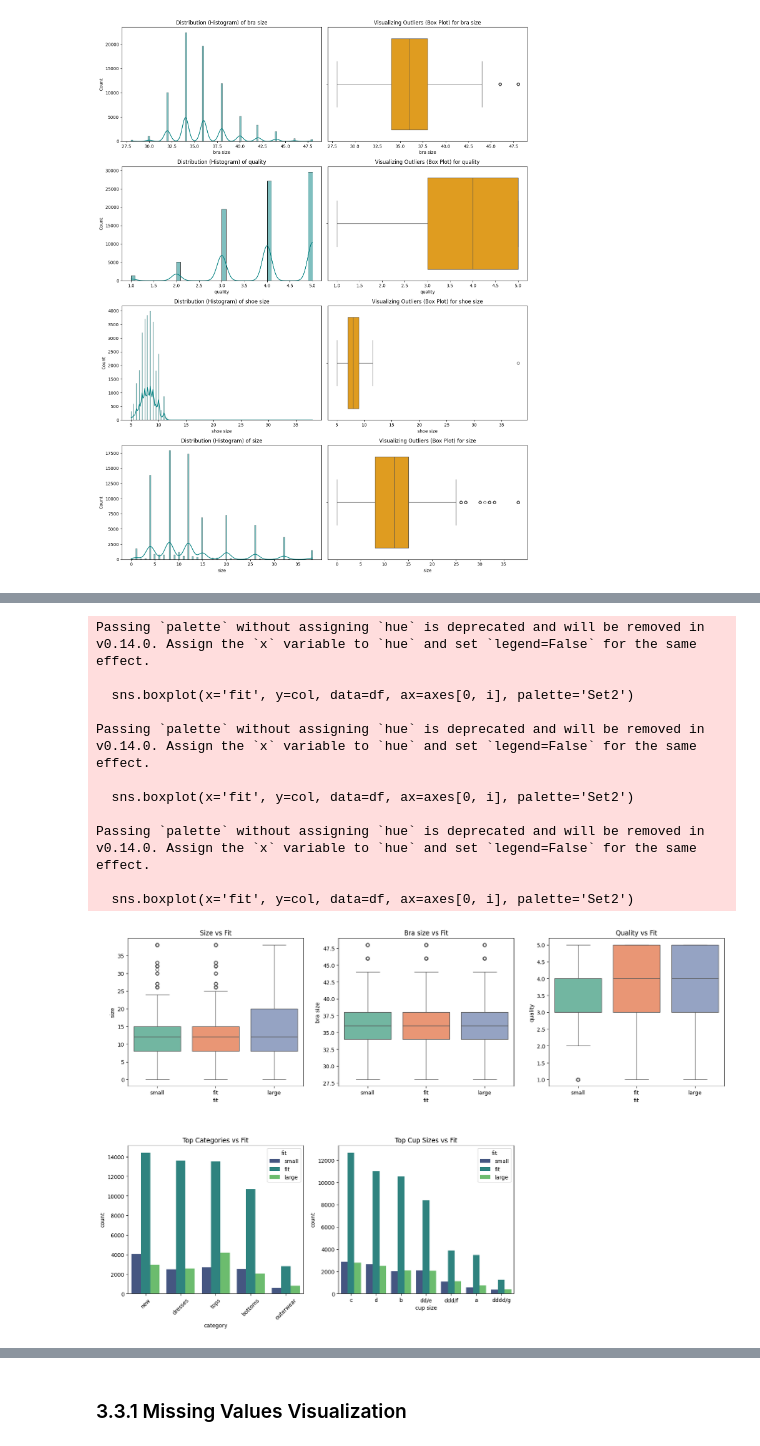
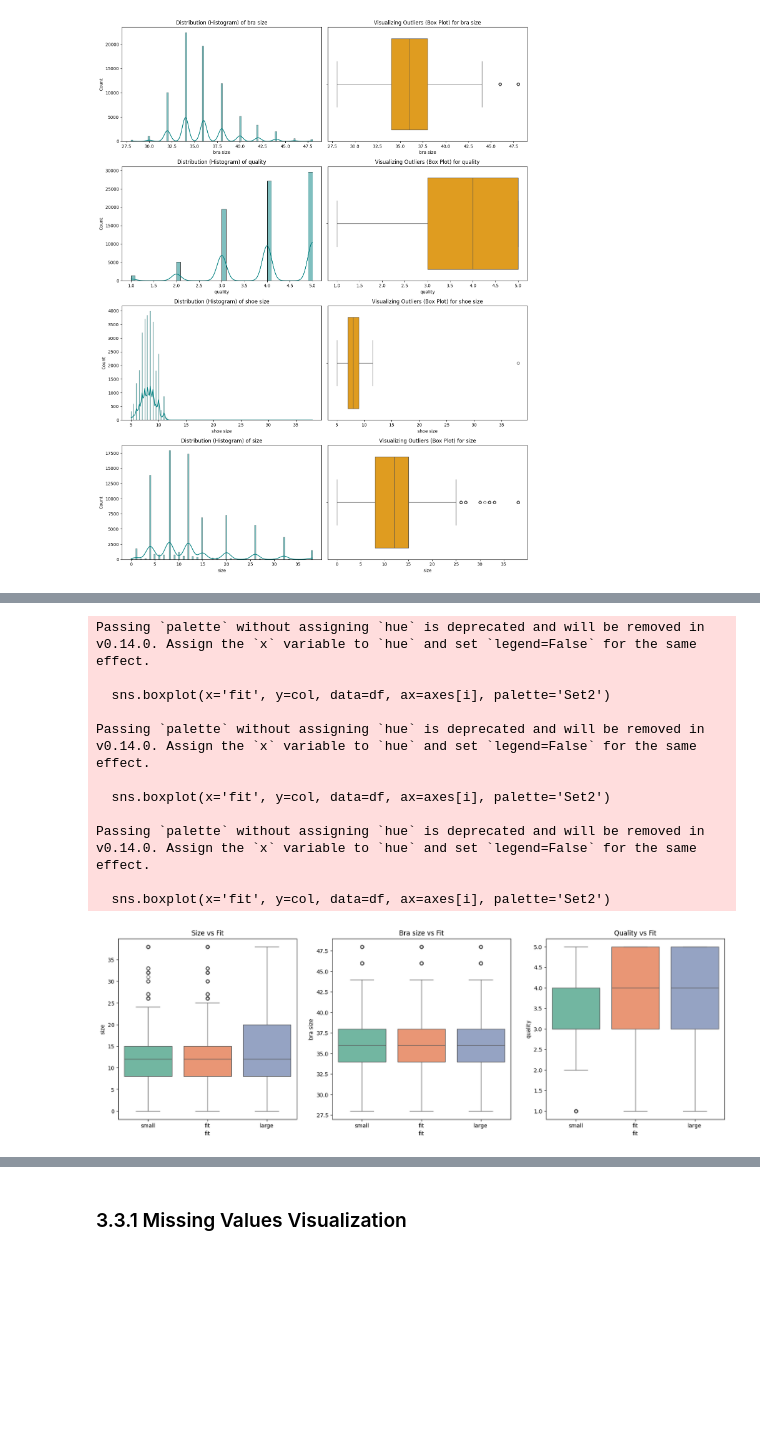
Before and after one commit to alameer515/SWE485-Project-Group10, a Jupyter notebook: Phase1_Data_Exploration.ipynb, the cells around one changed output, grey strips where cells are left out. Drawn from its saved outputs; the diff is of its cells as text; code cells hidden in the pictures; blank space fills up the shorter version.

```diff
--- a/Phase1_Data_Exploration.ipynb
+++ b/Phase1_Data_Exploration.ipynb
@@ -197,41 +182,24 @@ This section explores how all primary features (Numerical and Categorical) corre
 # %%
 
+num_features = ['size', 'bra size', 'quality']
 
-num_features = ['size', 'bra size', 'quality']
-cat_features = ['category', 'cup size']
-
-fig, axes = plt.subplots(nrows=2, ncols=3, figsize=(20, 12))
-plt.subplots_adjust(hspace=0.4)
+fig, axes = plt.subplots(nrows=1, ncols=3, figsize=(20, 6))
 
 for i, col in enumerate(num_features):
-    sns.boxplot(x='fit', y=col, data=df, ax=axes[0, i], palette='Set2')
-    axes[0, i].set_title(f'{col.capitalize()} vs Fit')
-
-
-top_categories = df['category'].value_counts().nlargest(5).index
-filtered_df = df[df['category'].isin(top_categories)]
-
-sns.countplot(x='category', hue='fit', data=filtered_df, ax=axes[1, 0], palette='viridis')
-axes[1, 0].set_title('Top Categories vs Fit')
-axes[1, 0].tick_params(axis='x', rotation=45)
-
-sns.countplot(x='cup size', hue='fit', data=df, ax=axes[1, 1], palette='viridis',
-              order=df['cup size'].value_counts().iloc[:7].index)
-axes[1, 1].set_title('Top Cup Sizes vs Fit')
-
-axes[1, 2].axis('off')
+    sns.boxplot(x='fit', y=col, data=df, ax=axes[i], palette='Set2')
+    axes[i].set_title(f'{col.capitalize()} vs Fit')
 
 plt.show()
 # %% [output]
 Passing `palette` without assigning `hue` is deprecated and will be removed in v0.14.0. Assign the `x` variable to `hue` and set `legend=False` for the same effect.
 
-  sns.boxplot(x='fit', y=col, data=df, ax=axes[0, i], palette='Set2')
+  sns.boxplot(x='fit', y=col, data=df, ax=axes[i], palette='Set2')
 
 Passing `palette` without assigning `hue` is deprecated and will be removed in v0.14.0. Assign the `x` variable to `hue` and set `legend=False` for the same effect.
 
-  sns.boxplot(x='fit', y=col, data=df, ax=axes[0, i], palette='Set2')
+  sns.boxplot(x='fit', y=col, data=df, ax=axes[i], palette='Set2')
 
 Passing `palette` without assigning `hue` is deprecated and will be removed in v0.14.0. Assign the `x` variable to `hue` and set `legend=False` for the same effect.
 
-  sns.boxplot(x='fit', y=col, data=df, ax=axes[0, i], palette='Set2')
+  sns.boxplot(x='fit', y=col, data=df, ax=axes[i], palette='Set2')
-[figure, old version]
+[figure, new version]
```
Also changed, not shown: parts of 25 cells of this notebook, 1 other file.
